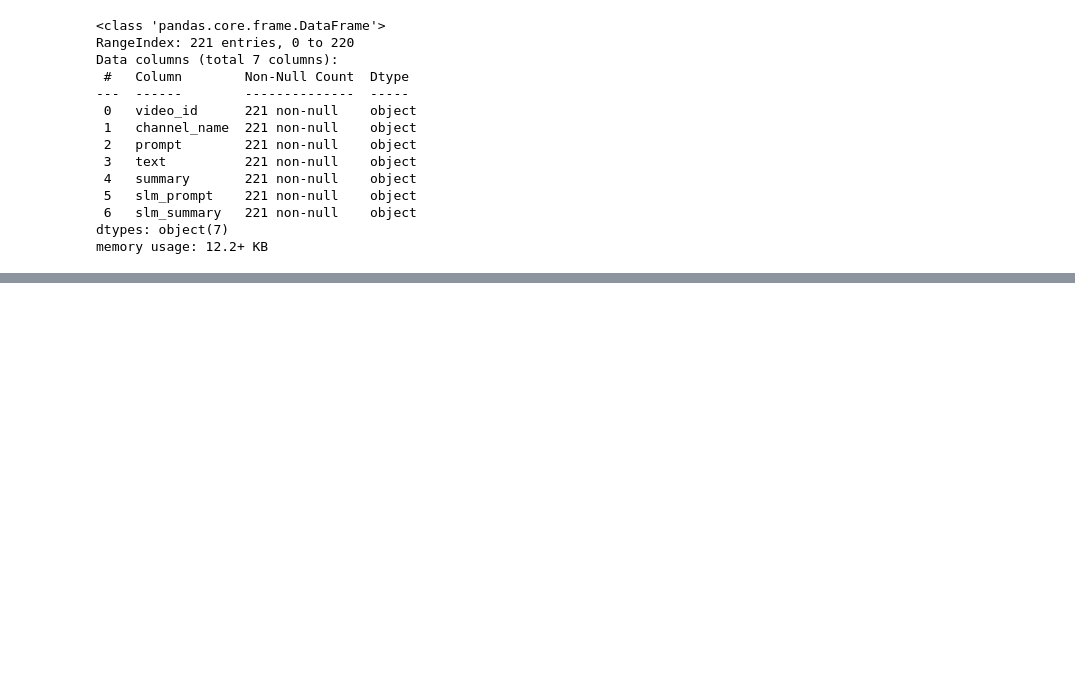
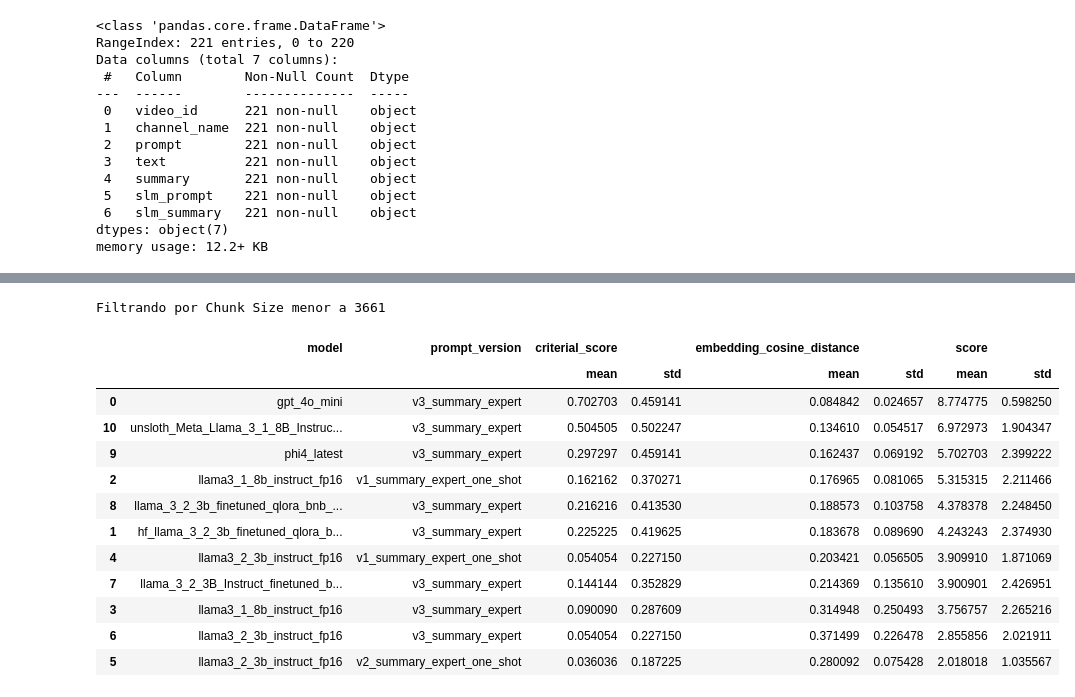
Before and after one commit to AndresR2909/poc-summary, a Jupyter notebook: notebooks/test_mlflow.ipynb, the cells around one changed output, grey strips where cells are left out. Cells and saved outputs as stored; diff of their text form; code cells hidden in the pictures; blank space fills up the shorter version.

```diff
--- a/notebooks/test_mlflow.ipynb
+++ b/notebooks/test_mlflow.ipynb
@@ -162 +161,32 @@ with pd.option_context('display.max_rows', None, 'display.max_columns', None, 'd
+# %%
+contex = 3661 # 50% de text block_size=8192 or max_seq_length: 4096
+# Filtrar y agrupar dataset por Chunk Size y Prompt, sacar promedio del resto de columnas
+# Agrupar por 'model' y 'prompt_version' y calcular estadísticas agregadas
+print(f"Filtrando por Chunk Size menor a {contex}")
+df_grouped_1 = (
+    df_joined[df_joined["slm_tokens"]<=contex].drop(columns=["video_id", "channel_name","slm_tokens"])
+    .groupby(["model", "prompt_version"])
+    #.agg(['mean','median','std','min','max'])
+    .agg(['mean','std'])
+    .reset_index()
+)
+df_grouped_1 = df_grouped_1.sort_values(('score', 'mean'), ascending=False)
+# Para mostrar el contenido completo del DataFrame sin truncar columnas o filas
+with pd.option_context('display.max_rows', None, 'display.max_columns', None, 'display.width', None, 'display.max_colwidth', None):
+    display(df_grouped_1)
+# %% [output]
+Filtrando por Chunk Size menor a 3661
+|  | model | prompt_version | criterial_score |  | embedding_cosine_distance |  | score |  |
+|  |  |  | mean | std | mean | std | mean | std |
+| 0 | gpt_4o_mini | v3_summary_expert | 0.702703 | 0.459141 | 0.084842 | 0.024657 | 8.774775 | 0.598250 |
+| 10 | unsloth_Meta_Llama_3_1_8B_Instruc... | v3_summary_expert | 0.504505 | 0.502247 | 0.134610 | 0.054517 | 6.972973 | 1.904347 |
+| 9 | phi4_latest | v3_summary_expert | 0.297297 | 0.459141 | 0.162437 | 0.069192 | 5.702703 | 2.399222 |
+| 2 | llama3_1_8b_instruct_fp16 | v1_summary_expert_one_shot | 0.162162 | 0.370271 | 0.176965 | 0.081065 | 5.315315 | 2.211466 |
+| 8 | llama_3_2_3b_finetuned_qlora_bnb_... | v3_summary_expert | 0.216216 | 0.413530 | 0.188573 | 0.103758 | 4.378378 | 2.248450 |
+| 1 | hf_llama_3_2_3b_finetuned_qlora_b... | v3_summary_expert | 0.225225 | 0.419625 | 0.183678 | 0.089690 | 4.243243 | 2.374930 |
+| 4 | llama3_2_3b_instruct_fp16 | v1_summary_expert_one_shot | 0.054054 | 0.227150 | 0.203421 | 0.056505 | 3.909910 | 1.871069 |
+| 7 | llama_3_2_3B_Instruct_finetuned_b... | v3_summary_expert | 0.144144 | 0.352829 | 0.214369 | 0.135610 | 3.900901 | 2.426951 |
+| 3 | llama3_1_8b_instruct_fp16 | v3_summary_expert | 0.090090 | 0.287609 | 0.314948 | 0.250493 | 3.756757 | 2.265216 |
+| 6 | llama3_2_3b_instruct_fp16 | v3_summary_expert | 0.054054 | 0.227150 | 0.371499 | 0.226478 | 2.855856 | 2.021911 |
+| 5 | llama3_2_3b_instruct_fp16 | v2_summary_expert_one_shot | 0.036036 | 0.187225 | 0.280092 | 0.075428 | 2.018018 | 1.035567 |
 # %%
```
Also changed, not shown: parts of 8 cells of this notebook, 2 other files.
